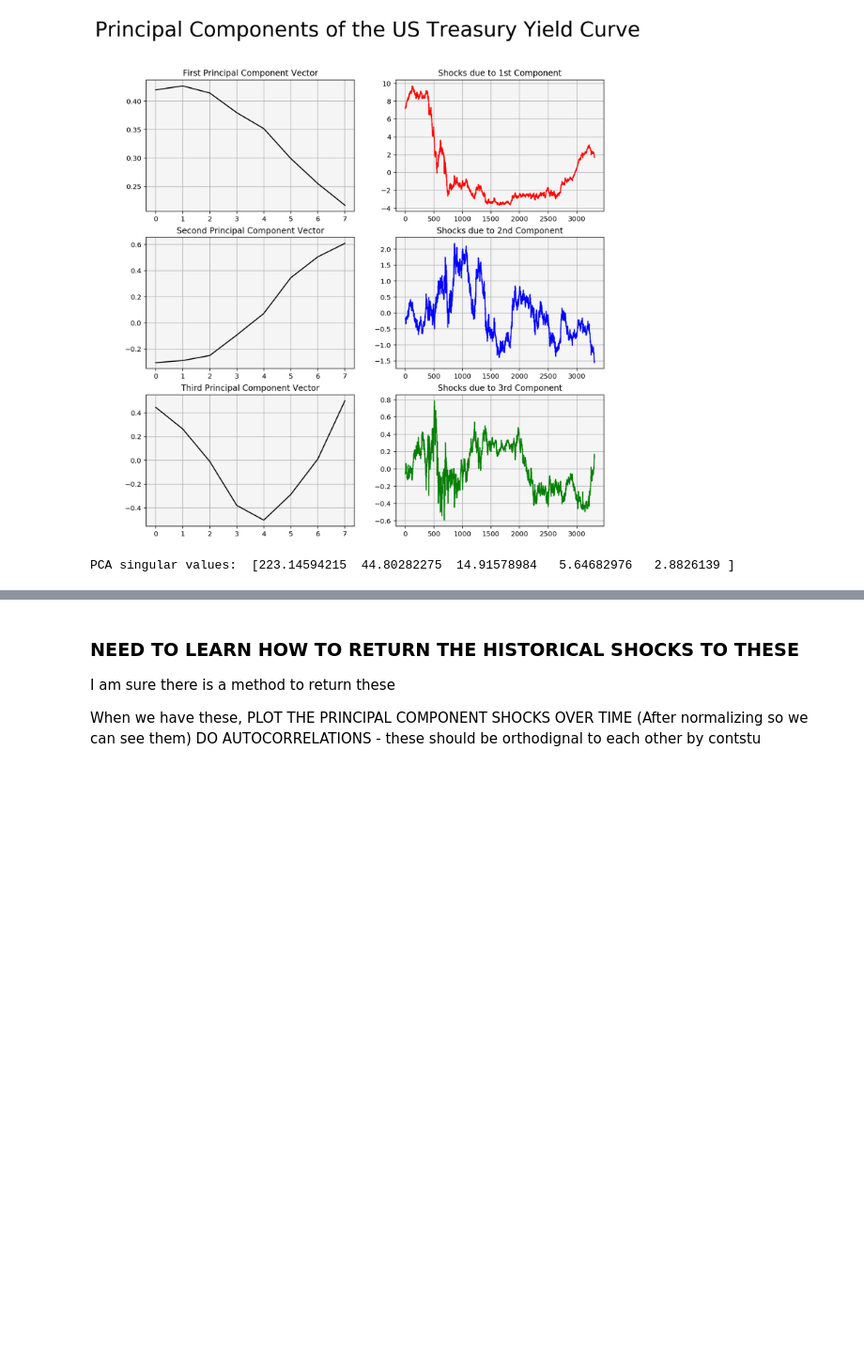
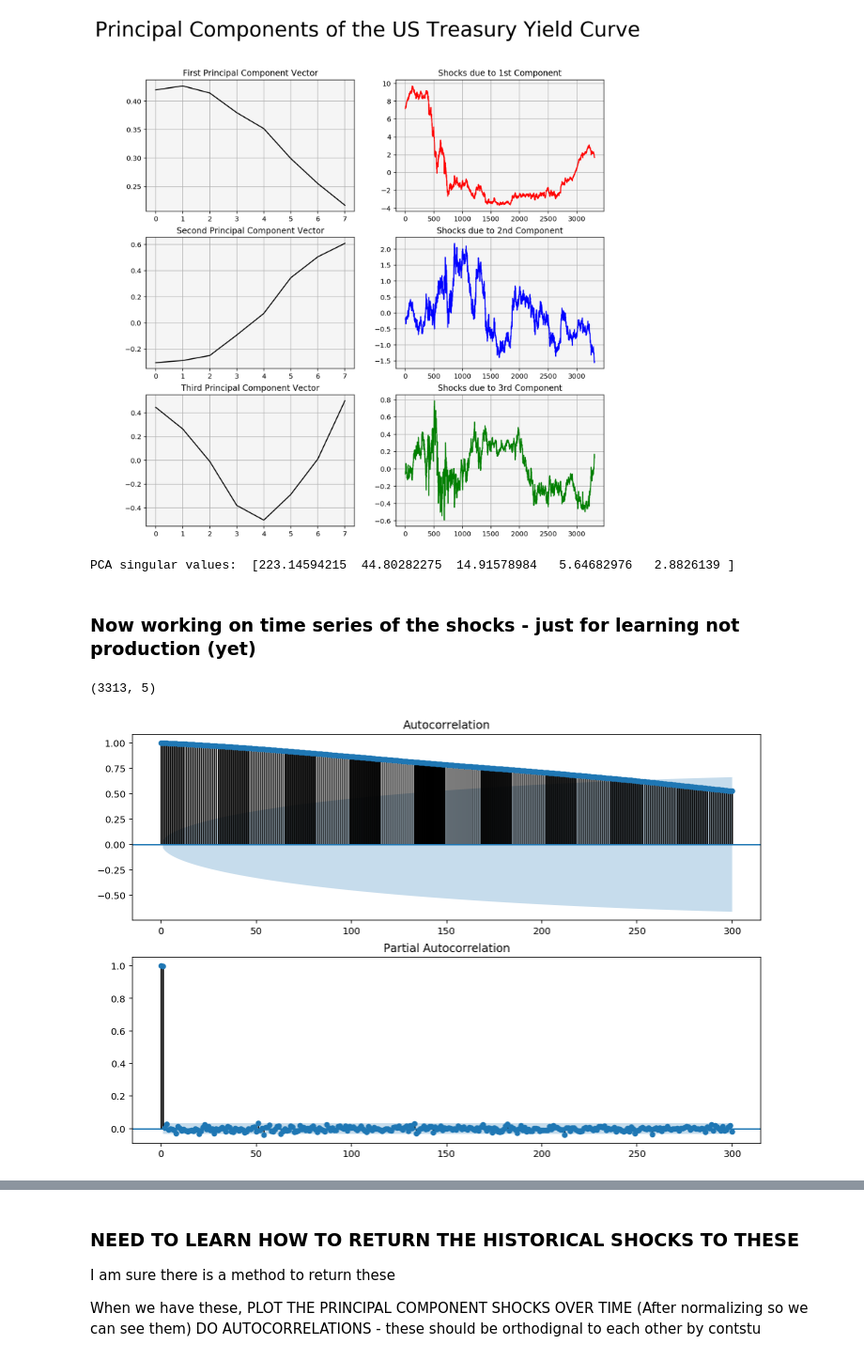
Before and after one commit to davidjsmith44/NLP-Fed-Speeches, a Jupyter notebook: src/rate_data_test.ipynb, the cells around one changed output, grey strips where cells are left out. Shown at 94% size. Cells and saved outputs as stored; diff of their text form; code cells hidden in the pictures; blank space fills up the shorter version.

Commit message:
time_series_anal

```diff
--- a/src/rate_data_test.ipynb
+++ b/src/rate_data_test.ipynb
@@ -401,3 +403,5 @@ Text(0.5, 0.98, 'Principal Components of the US Treasury Yield Curve')
 print("PCA singular values: ", test.singular_values_)
 # %% [output]
 PCA singular values:  [223.14594215  44.80282275  14.91578984   5.64682976   2.8826139 ]
+# %% [markdown]
+### Now working on time series of the shocks - just for learning not production (yet)
@@ -403,0 +410,18 @@ PCA singular values:  [223.14594215  44.80282275  14.91578984   5.64682976   2.8
+# %%
+def plot_acf_pacf(your_data, lags):
+    fig = plt.figure(figsize=(12,8))
+    ax1 = fig.add_subplot(211)
+    fig = plot_acf(your_data, lags=lags, ax=ax1)
+    ax2 = fig.add_subplot(212)
+    fig = plot_pacf(your_data, lags=lags, ax=ax2, method='ywm')
+    plt.show()
+# %%
+shocks.shape
+# %% [output]
+(3313, 5)
+# %%
+first_PC = shocks[:,0]
+# %%
+plot_acf_pacf(first_PC, 300)
+# %% [output]
+[figure, added]
```
Also changed, not shown: parts of 6 cells of this notebook, 3 other files.
